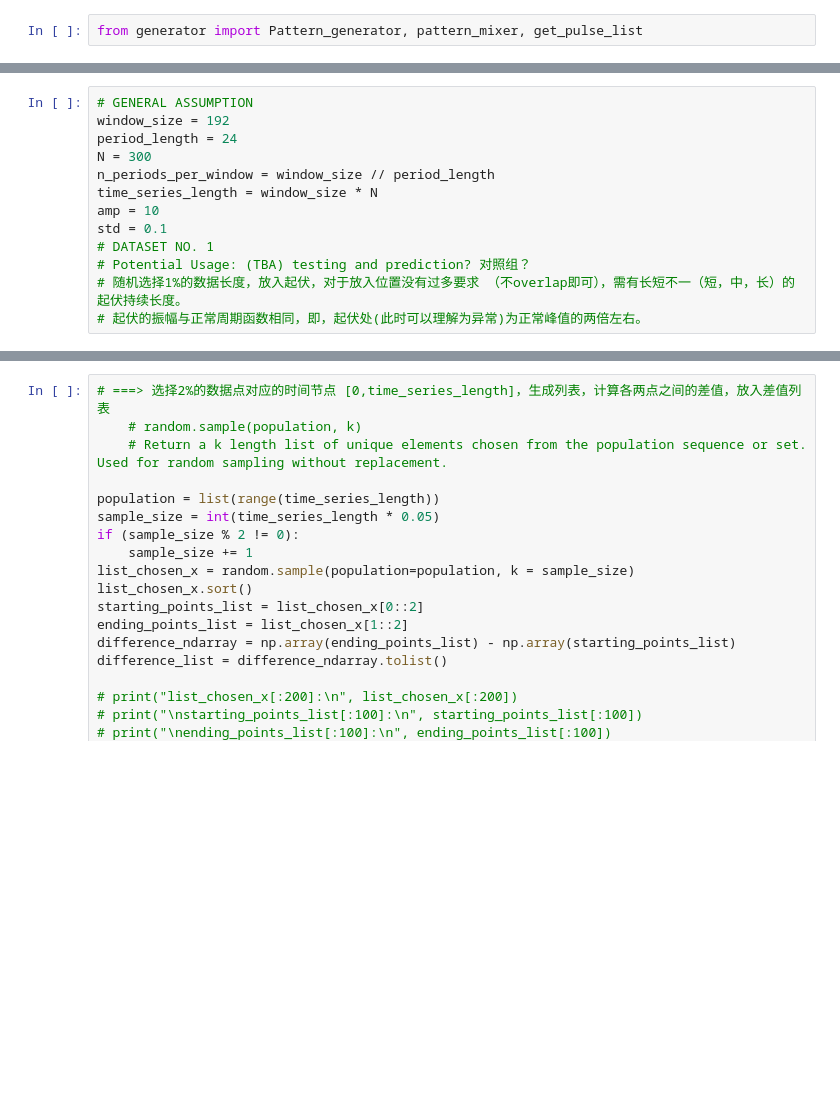
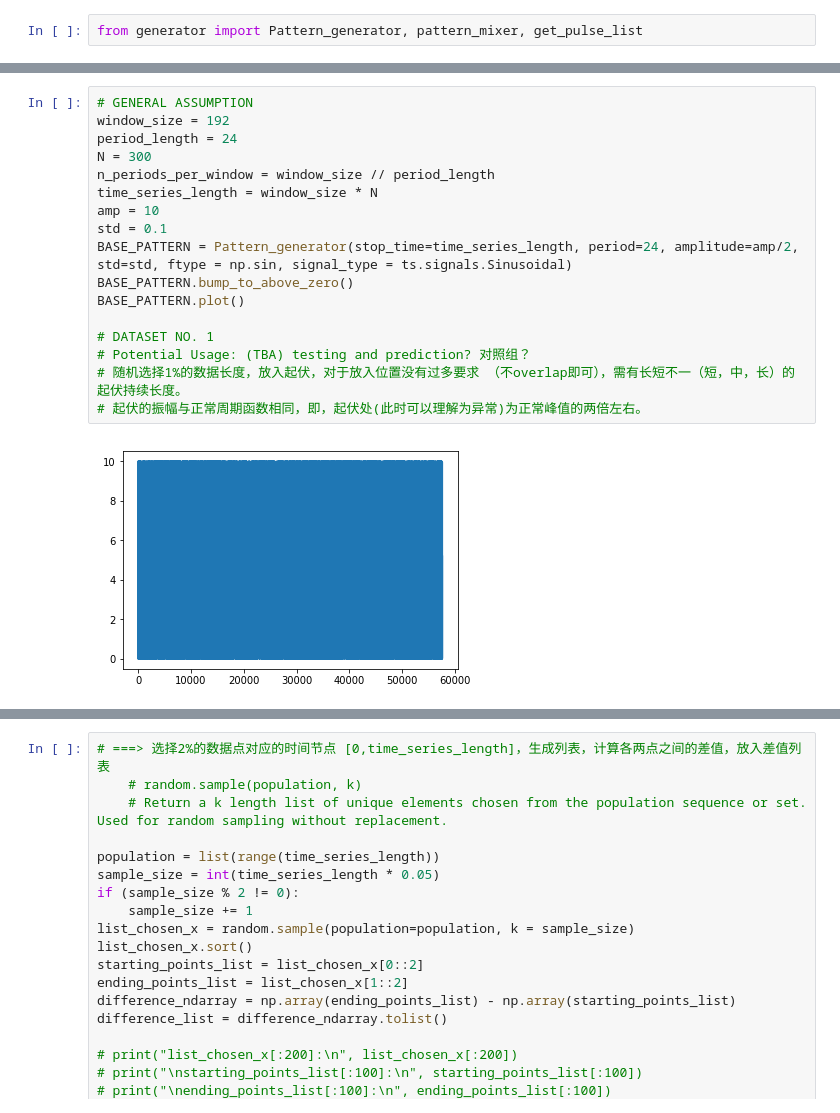
Before and after one commit to nuankw/Summer-Research-2018-Group, a Jupyter notebook: Dataset_No_1_Generator.ipynb, the cells around one changed output, grey strips where cells are left out. Drawn from its saved outputs; the diff is of its cells as text; blank space fills up the shorter version.

```diff
--- a/Dataset_No_1_Generator.ipynb
+++ b/Dataset_No_1_Generator.ipynb
@@ -33,16 +33,22 @@ PG1.plot()
 # %%
 # GENERAL ASSUMPTION
 window_size = 192
 period_length = 24
 N = 300
 n_periods_per_window = window_size // period_length
 time_series_length = window_size * N
 amp = 10
 std = 0.1
+BASE_PATTERN = Pattern_generator(stop_time=time_series_length, period=24, amplitude=amp/2, std=std, ftype = np.sin, signal_type = ts.signals.Sinusoidal)
+BASE_PATTERN.bump_to_above_zero()
+BASE_PATTERN.plot()
+
 # DATASET NO. 1
 # Potential Usage: (TBA) testing and prediction? 对照组？
 # 随机选择1%的数据长度，放入起伏，对于放入位置没有过多要求 （不overlap即可），需有长短不一（短，中，长）的起伏持续长度。
 # 起伏的振幅与正常周期函数相同，即，起伏处(此时可以理解为异常)为正常峰值的两倍左右。
+# %% [output]
+[figure, added]
 # %%
 # ===> 设计 短 中 长 三种起伏，每种各三个
     # to make life easier, created and used two helper functions
```
Also changed, not shown: parts of 3 cells of this notebook, 1 other file.
